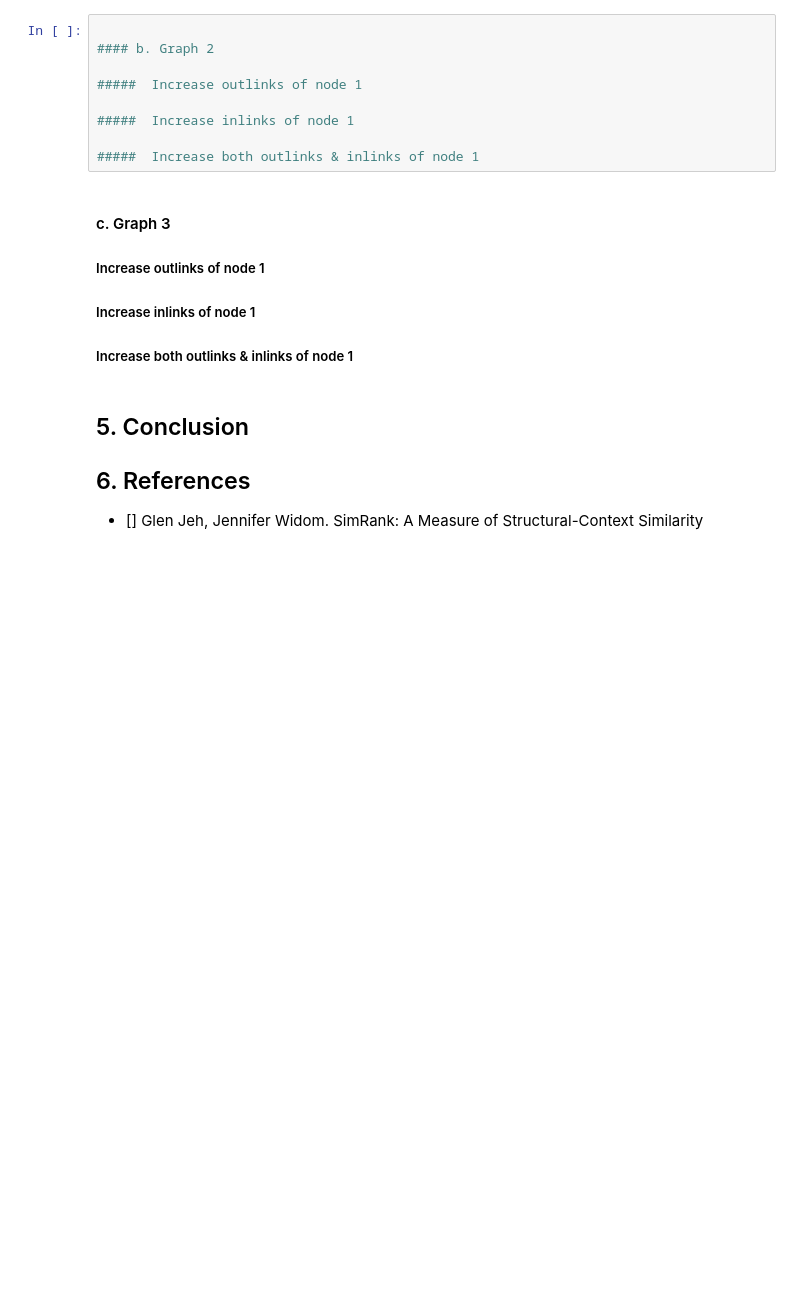
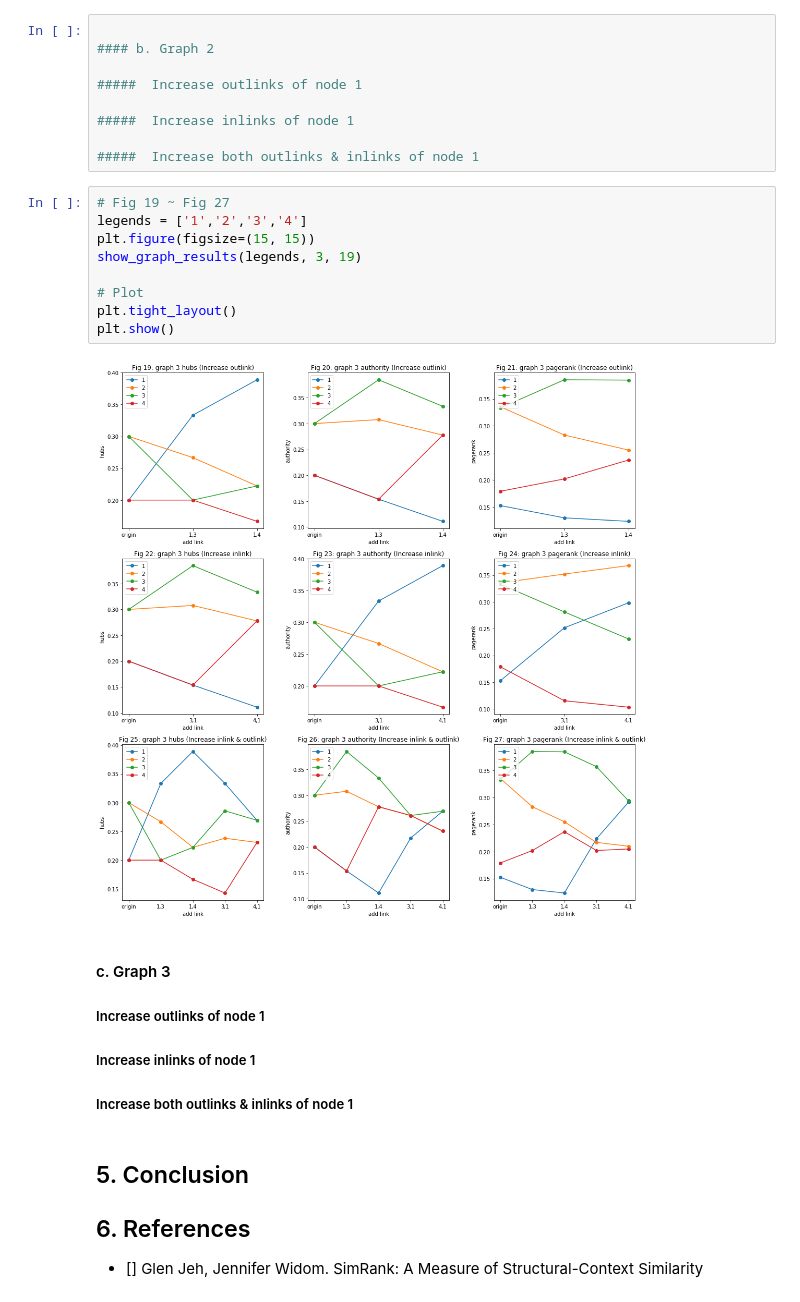
Before and after one commit to Sirius207/Link-Analysis, a Jupyter notebook: Report.ipynb, the cells around one changed output. Drawn from its saved outputs; the diff is of its cells as text; blank space fills up the shorter version.

```diff
--- a/Report.ipynb
+++ b/Report.ipynb
@@ -222,6 +225,17 @@ plt.show()
 #####  Increase inlinks of node 1
 
 #####  Increase both outlinks & inlinks of node 1
+# %%
+# Fig 19 ~ Fig 27
+legends = ['1','2','3','4']
+plt.figure(figsize=(15, 15))
+show_graph_results(legends, 3, 19)
+
+# Plot
+plt.tight_layout()
+plt.show()
+# %% [output]
+[figure, added]
 # %% [markdown]
 #### c. Graph 3
 
```
Also changed, not shown: parts of 1 cell of this notebook.
